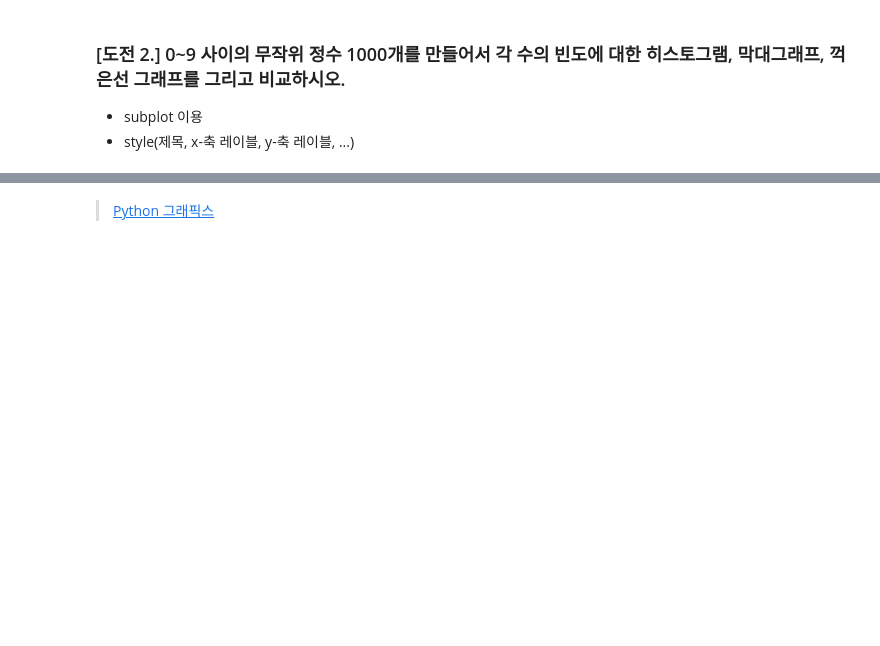
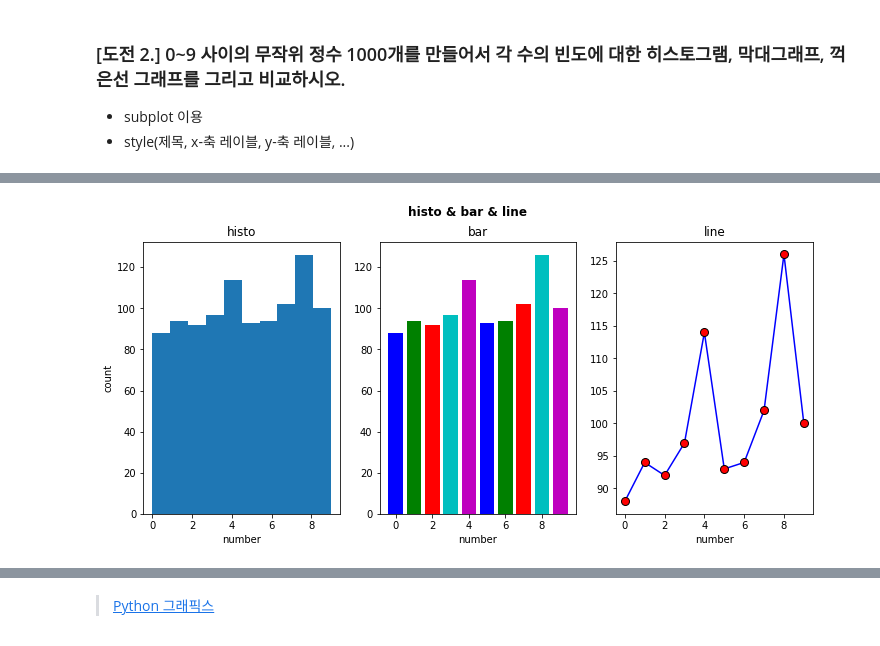
Before and after one commit to rldckd0103/pdm02, a Jupyter notebook: py-graphics/matplotlib_4_challenges.ipynb, the cells around one changed output, grey strips where cells are left out. Cells and saved outputs as stored; diff of their text form; code cells hidden in the pictures; blank space fills up the shorter version.

```diff
--- a/py-graphics/matplotlib_4_challenges.ipynb
+++ b/py-graphics/matplotlib_4_challenges.ipynb
@@ -74,3 +96,25 @@ plt.bar(value,count) #,color="bgrcmyk")  # 'bgrcmykw
+# %%
+plt.figure(figsize=(12,5))
+
+plt.subplot(131).set_title("histo")
+plt.xlabel('number')
+plt.ylabel('count')
+plt.hist(n1000)
+
+plt.subplot(132).set_title("bar")
+plt.xlabel('number')
+# plt.ylabel('count')
+plt.bar(value,count,color="bgrcm")
+
+plt.subplot(133).set_title("line")
+plt.xlabel('number')
+# plt.ylabel('count')
+plt.plot(value,count,'b-',marker='o',ms=8,markerfacecolor='red',markeredgecolor='k')
+
+plt.suptitle("histo & bar & line", fontweight="bold")
+plt.show()
+# %% [output]
+[figure, added]
 # %%
 fig = plt.figure(figsize=(18,5))
 
```
Also changed, not shown: parts of 7 cells of this notebook.
